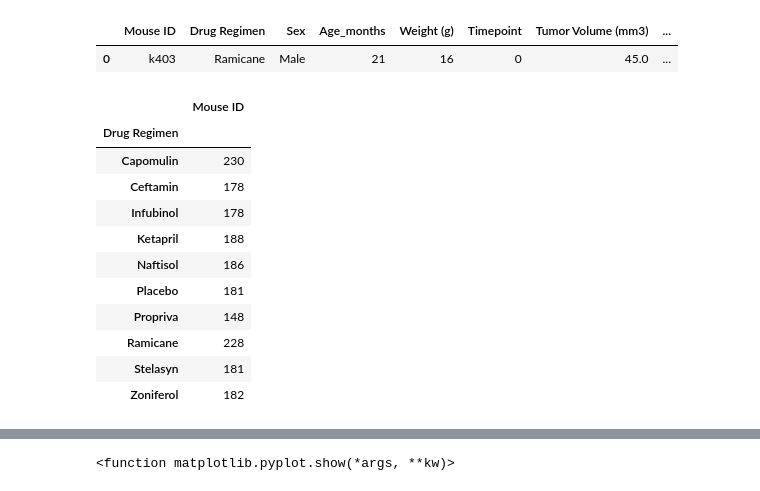
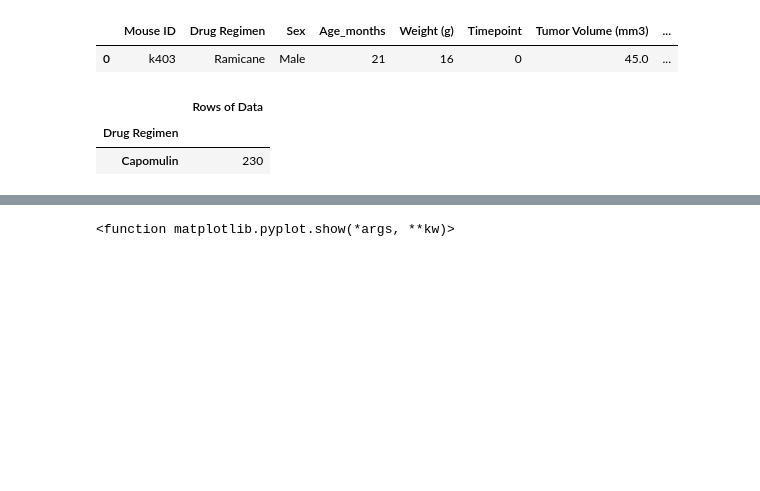
Before and after one commit to cwolf1424/Matplotlib_Challenge, a Jupyter notebook: Starter_Code/Pymaceuticals/pymaceuticals_starter.ipynb, the cells around one changed output, grey strips where cells are left out. Cells and saved outputs as stored; diff of their text form; code cells hidden in the pictures; blank space fills up the shorter version.

```diff
--- a/Starter_Code/Pymaceuticals/pymaceuticals_starter.ipynb
+++ b/Starter_Code/Pymaceuticals/pymaceuticals_starter.ipynb
@@ -196,20 +196,12 @@ cln_merged_results_df.head(1)
 # %%
 # Create dataframe to chart
 chart_data = cln_merged_results_df.groupby(["Drug Regimen"])["Mouse ID"].count()
 chart_df = pd.DataFrame(chart_data)
-chart_df
+chart_df = chart_df.rename(columns={"Mouse ID":"Rows of Data"})
+chart_df.head(1)
 # %% [output]
-|  | Mouse ID |
+|  | Rows of Data |
 | Drug Regimen |  |
 | Capomulin | 230 |
-| Ceftamin | 178 |
-| Infubinol | 178 |
-| Ketapril | 188 |
-| Naftisol | 186 |
-| Placebo | 181 |
-| Propriva | 148 |
-| Ramicane | 228 |
-| Stelasyn | 181 |
-| Zoniferol | 182 |
 # %%
 # Generate a bar plot showing the total number of rows (Mouse ID/Timepoints) for each drug regimen using Pandas.
```
Also changed, not shown: parts of 2 cells of this notebook, 1 other file.
